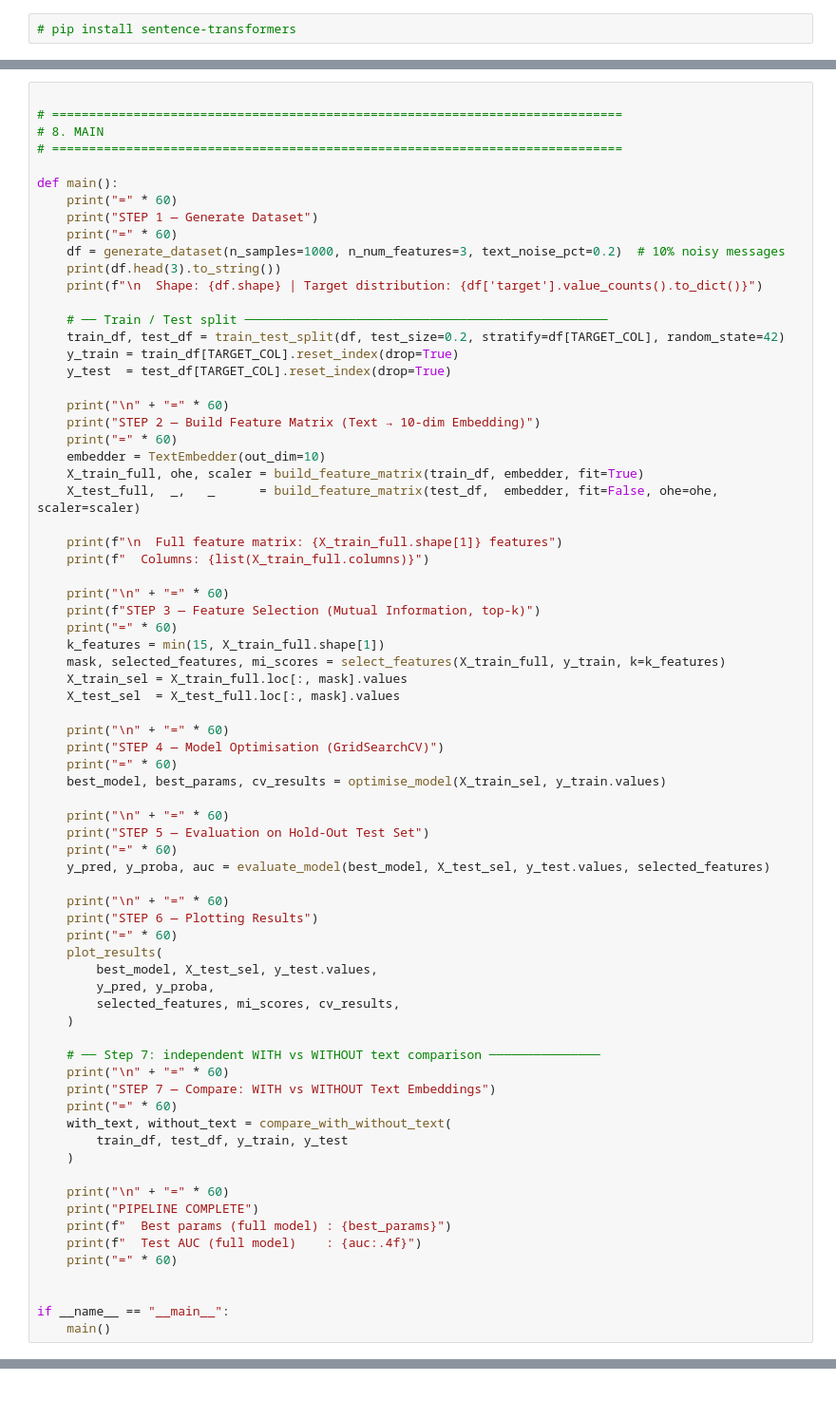
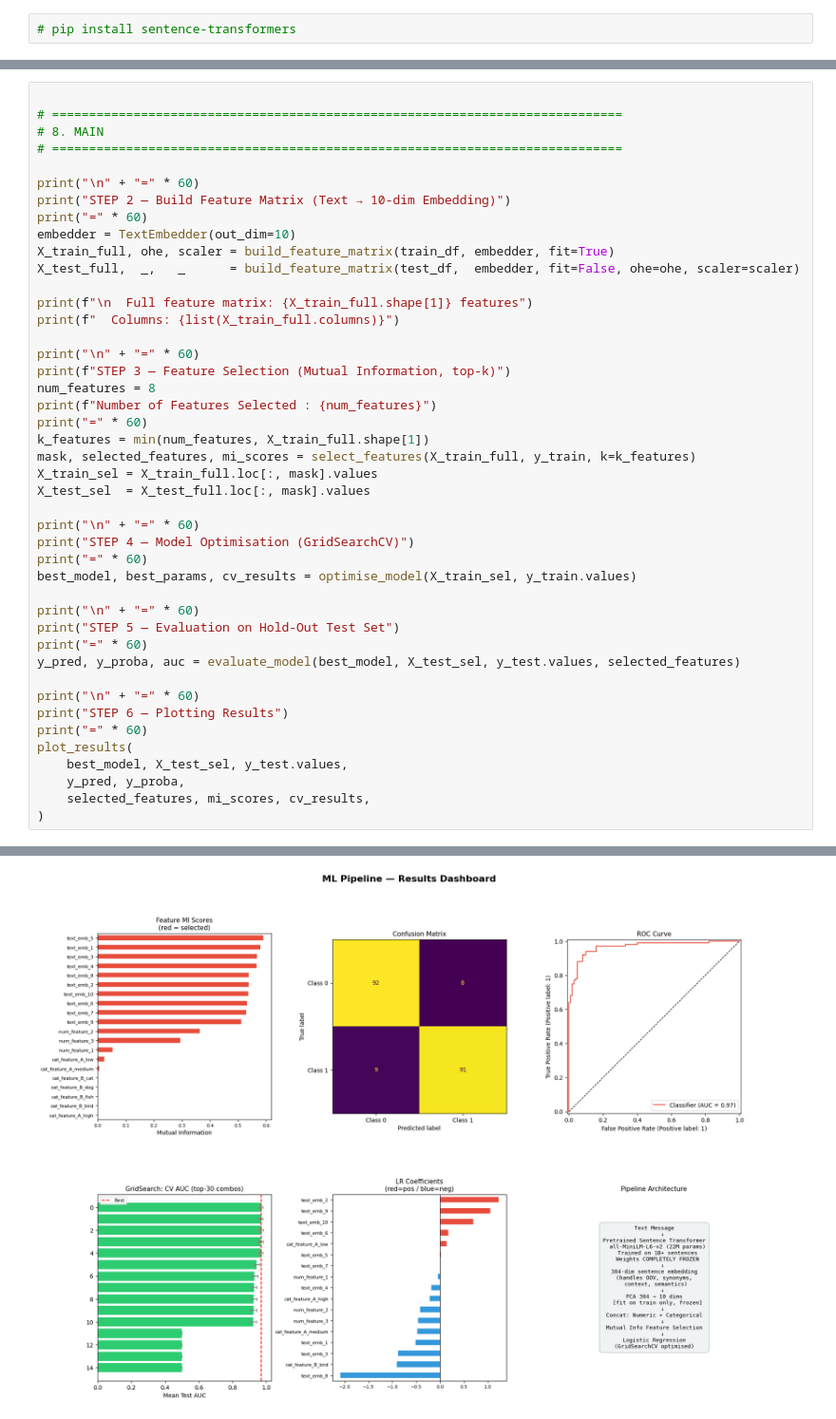
Before and after one commit to HRI328/ML-Pipeline-Text-Embeddings-Logistic-Regression, a Jupyter notebook: Logistic_Regression_with_and_without_text.ipynb, the cells around one changed output, grey strips where cells are left out. Shown at 95% size. Drawn from its saved outputs; the diff is of its cells as text.

```diff
--- a/Logistic_Regression_with_and_without_text.ipynb
+++ b/Logistic_Regression_with_and_without_text.ipynb
@@ -902,70 +925,42 @@ def _plot_comparison(with_r: dict, without_r: dict, y_test: pd.Series, sig: dict
 # 8. MAIN
 # =============================================================================
 
-def main():
-    print("=" * 60)
-    print("STEP 1 — Generate Dataset")
-    print("=" * 60)
-    df = generate_dataset(n_samples=1000, n_num_features=3, text_noise_pct=0.2)  # 10% noisy messages
-    print(df.head(3).to_string())
-    print(f"\n  Shape: {df.shape} | Target distribution: {df['target'].value_counts().to_dict()}")
+print("\n" + "=" * 60)
+print("STEP 2 — Build Feature Matrix (Text → 10-dim Embedding)")
+print("=" * 60)
+embedder = TextEmbedder(out_dim=10)
+X_train_full, ohe, scaler = build_feature_matrix(train_df, embedder, fit=True)
+X_test_full,  _,   _      = build_feature_matrix(test_df,  embedder, fit=False, ohe=ohe, scaler=scaler)
 
-    # ── Train / Test split ─────────────────────────────────────────────────
-    train_df, test_df = train_test_split(df, test_size=0.2, stratify=df[TARGET_COL], random_state=42)
-    y_train = train_df[TARGET_COL].reset_index(drop=True)
-    y_test  = test_df[TARGET_COL].reset_index(drop=True)
+print(f"\n  Full feature matrix: {X_train_full.shape[1]} features")
+print(f"  Columns: {list(X_train_full.columns)}")
 
-    print("\n" + "=" * 60)
-    print("STEP 2 — Build Feature Matrix (Text → 10-dim Embedding)")
-    print("=" * 60)
-    embedder = TextEmbedder(out_dim=10)
-    X_train_full, ohe, scaler = build_feature_matrix(train_df, embedder, fit=True)
-    X_test_full,  _,   _      = build_feature_matrix(test_df,  embedder, fit=False, ohe=ohe, scaler=scaler)
+print("\n" + "=" * 60)
+print(f"STEP 3 — Feature Selection (Mutual Information, top-k)")
+num_features = 8
+print(f"Number of Features Selected : {num_features}")
+print("=" * 60)
+k_features = min(num_features, X_train_full.shape[1])
+mask, selected_features, mi_scores = select_features(X_train_full, y_train, k=k_features)
+X_train_sel = X_train_full.loc[:, mask].values
+X_test_sel  = X_test_full.loc[:, mask].values
 
-    print(f"\n  Full feature matrix: {X_train_full.shape[1]} features")
-    print(f"  Columns: {list(X_train_full.columns)}")
+print("\n" + "=" * 60)
+print("STEP 4 — Model Optimisation (GridSearchCV)")
+print("=" * 60)
+best_model, best_params, cv_results = optimise_model(X_train_sel, y_train.values)
 
-    print("\n" + "=" * 60)
-    print(f"STEP 3 — Feature Selection (Mutual Information, top-k)")
-    print("=" * 60)
-    k_features = min(15, X_train_full.shape[1])
-    mask, selected_features, mi_scores = select_features(X_train_full, y_train, k=k_features)
-    X_train_sel = X_train_full.loc[:, mask].values
-    X_test_sel  = X_test_full.loc[:, mask].values
+print("\n" + "=" * 60)
+print("STEP 5 — Evaluation on Hold-Out Test Set")
+print("=" * 60)
+y_pred, y_proba, auc = evaluate_model(best_model, X_test_sel, y_test.values, selected_features)
 
-    print("\n" + "=" * 60)
-    print("STEP 4 — Model Optimisation (GridSearchCV)")
-    print("=" * 60)
-    best_model, best_params, cv_results = optimise_model(X_train_sel, y_train.values)
-
-    print("\n" + "=" * 60)
-    print("STEP 5 — Evaluation on Hold-Out Test Set")
-    print("=" * 60)
-    y_pred, y_proba, auc = evaluate_model(best_model, X_test_sel, y_test.values, selected_features)
-
-    print("\n" + "=" * 60)
-    print("STEP 6 — Plotting Results")
-    print("=" * 60)
-    plot_results(
-        best_model, X_test_sel, y_test.values,
-        y_pred, y_proba,
-        selected_features, mi_scores, cv_results,
-    )
-
-    # ── Step 7: independent WITH vs WITHOUT text comparison ───────────────
-    print("\n" + "=" * 60)
-    print("STEP 7 — Compare: WITH vs WITHOUT Text Embeddings")
-    print("=" * 60)
-    with_text, without_text = compare_with_without_text(
-        train_df, test_df, y_train, y_test
-    )
-
-    print("\n" + "=" * 60)
-    print("PIPELINE COMPLETE")
-    print(f"  Best params (full model) : {best_params}")
-    print(f"  Test AUC (full model)    : {auc:.4f}")
-    print("=" * 60)
-
-
-if __name__ == "__main__":
-    main()
+print("\n" + "=" * 60)
+print("STEP 6 — Plotting Results")
+print("=" * 60)
+plot_results(
+    best_model, X_test_sel, y_test.values,
+    y_pred, y_proba,
+    selected_features, mi_scores, cv_results,
+)
+# %% [output]
@@ -971,0 +995 @@ if __name__ == "__main__":
+[figure, added]
```
Also changed, not shown: parts of 4 cells of this notebook.
